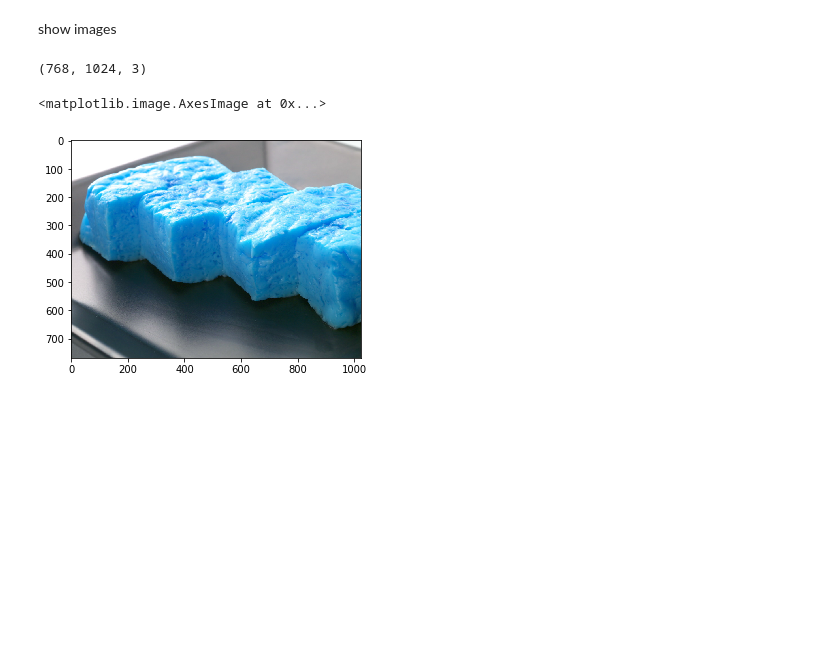
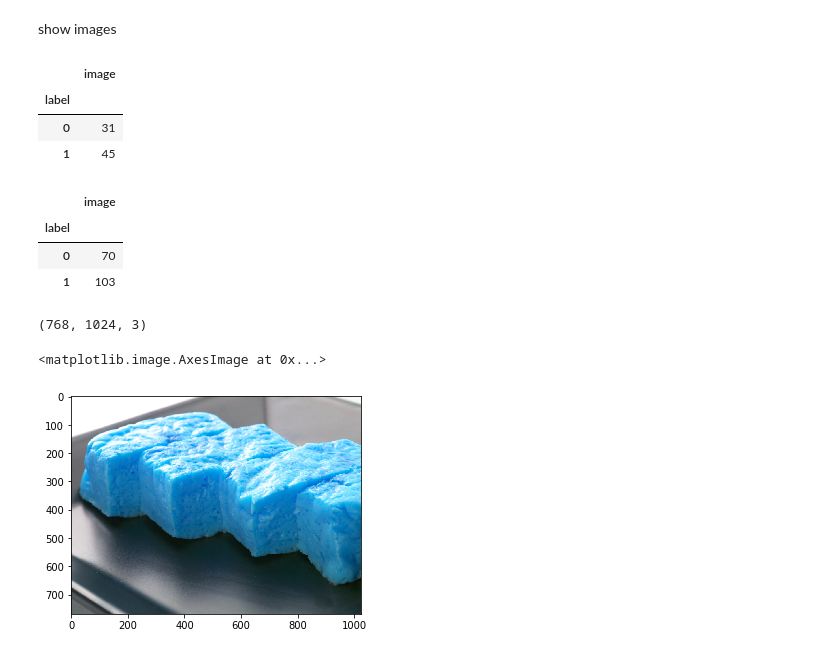
Before and after one commit to wararaki718/tamagoyaki, a Jupyter notebook: images/eda.ipynb, the cells around one changed output. Saved outputs shown, nothing was run; the diff lists cells and outputs as text; code cells hidden in the pictures; blank space fills up the shorter version.

```diff
--- a/images/eda.ipynb
+++ b/images/eda.ipynb
@@ -4,6 +5,22 @@ show images
 import numpy as np
 import cv2 as cv
 import matplotlib.pyplot as plt
+# %%
+test_df = pd.read_csv('./test_data.csv')
+test_df.groupby('label').count()
+# %% [output]
+|  | image |
+| label |  |
+| 0 | 31 |
+| 1 | 45 |
+# %%
+train_df = pd.read_csv('./train_data.csv')
+train_df.groupby('label').count()
+# %% [output]
+|  | image |
+| label |  |
+| 0 | 70 |
+| 1 | 103 |
 # %%
 img_path = './raw/tamagoyaki/tamagoyaki_0000.jpeg'
 img2_path = './raw/dashimaki/dashimaki_0000.jpg'
```
Also changed, not shown: parts of 1 cell of this notebook.
